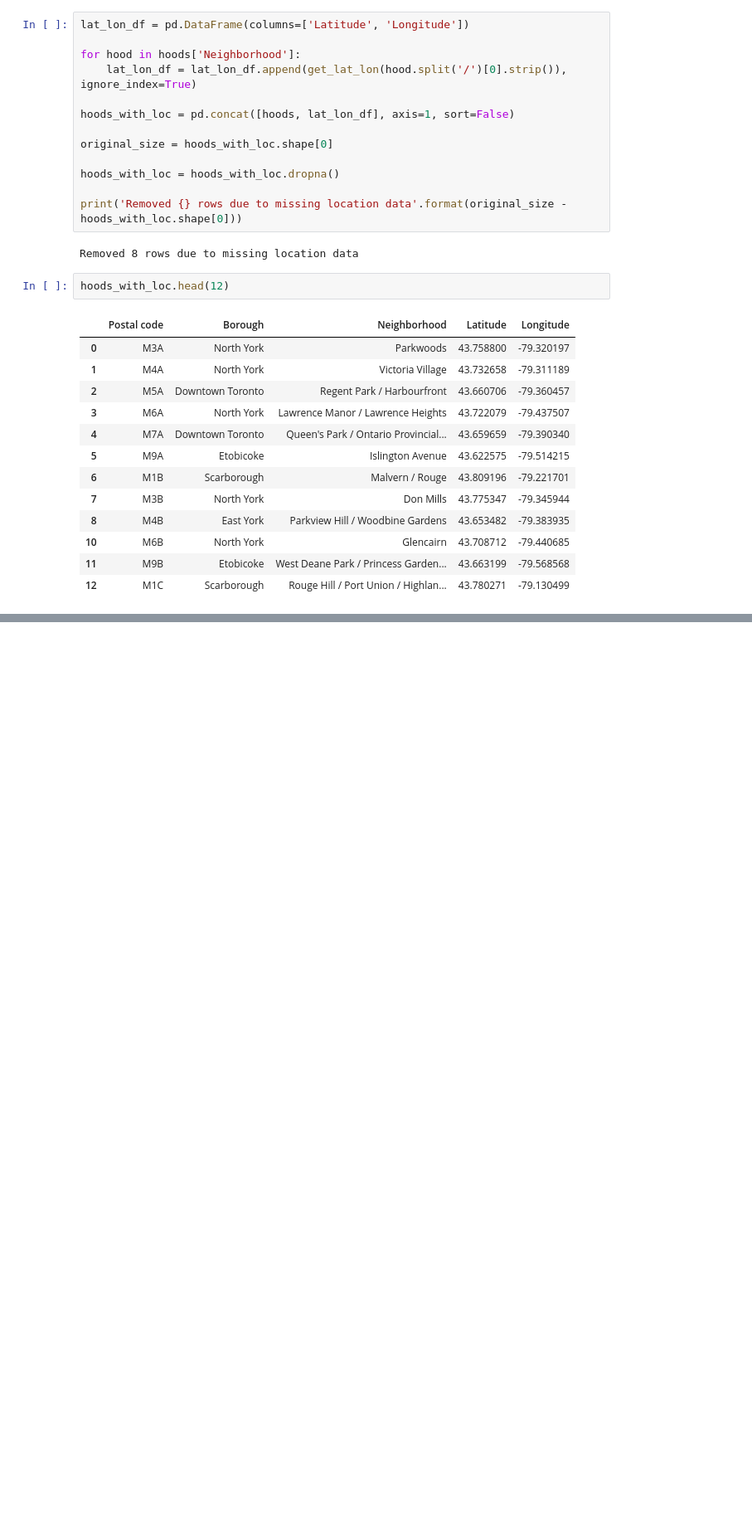
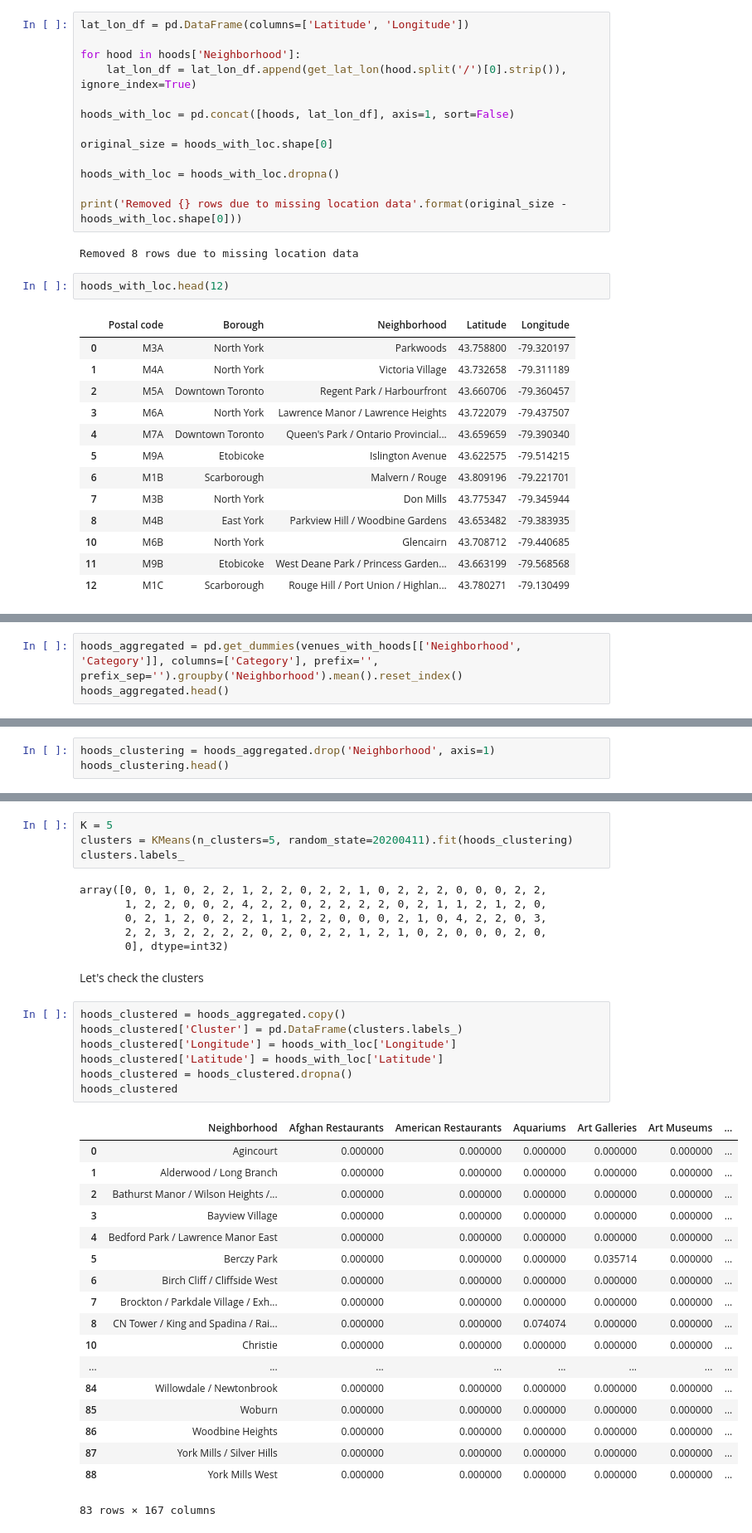
Before and after one commit to dudasaron/Coursera_Capstone, a Jupyter notebook: Toronto Neighborhoods.ipynb, the cells around one changed output, grey strips where cells are left out. Shown at 83% size. Cells and saved outputs as stored; diff of their text form; blank space fills up the shorter version.

```diff
--- a/Toronto Neighborhoods.ipynb
+++ b/Toronto Neighborhoods.ipynb
@@ -104,0 +328,3 @@ hoods_with_loc.head(12)
+# %%
+hoods_aggregated = pd.get_dummies(venues_with_hoods[['Neighborhood', 'Category']], columns=['Category'], prefix='', prefix_sep='').groupby('Neighborhood').mean().reset_index()
+hoods_aggregated.head()
@@ -104,0 +343,3 @@ hoods_with_loc.head(12)
+# %%
+hoods_clustering = hoods_aggregated.drop('Neighborhood', axis=1)
+hoods_clustering.head()
@@ -104,0 +354,38 @@ hoods_with_loc.head(12)
+# %%
+K = 5
+clusters = KMeans(n_clusters=5, random_state=20200411).fit(hoods_clustering)
+clusters.labels_
+# %% [output]
+array([0, 0, 1, 0, 2, 2, 1, 2, 2, 0, 2, 2, 1, 0, 2, 2, 2, 0, 0, 0, 2, 2,
+       1, 2, 2, 0, 0, 2, 4, 2, 2, 0, 2, 2, 2, 2, 0, 2, 1, 1, 2, 1, 2, 0,
+       0, 2, 1, 2, 0, 2, 2, 1, 1, 2, 2, 0, 0, 0, 2, 1, 0, 4, 2, 2, 0, 3,
+       2, 2, 3, 2, 2, 2, 2, 0, 2, 0, 2, 2, 1, 2, 1, 0, 2, 0, 0, 0, 2, 0,
+       0], dtype=int32)
+# %% [markdown]
+Let's check the clusters
+# %%
+hoods_clustered = hoods_aggregated.copy()
+hoods_clustered['Cluster'] = pd.DataFrame(clusters.labels_)
+hoods_clustered['Longitude'] = hoods_with_loc['Longitude']
+hoods_clustered['Latitude'] = hoods_with_loc['Latitude']
+hoods_clustered = hoods_clustered.dropna()
+hoods_clustered
+# %% [output]
+|  | Neighborhood | Afghan Restaurants | American Restaurants | Aquariums | Art Galleries | Art Museums | ... |
+| 0 | Agincourt | 0.000000 | 0.000000 | 0.000000 | 0.000000 | 0.000000 | ... |
+| 1 | Alderwood / Long Branch | 0.000000 | 0.000000 | 0.000000 | 0.000000 | 0.000000 | ... |
+| 2 | Bathurst Manor / Wilson Heights /... | 0.000000 | 0.000000 | 0.000000 | 0.000000 | 0.000000 | ... |
+| 3 | Bayview Village | 0.000000 | 0.000000 | 0.000000 | 0.000000 | 0.000000 | ... |
+| 4 | Bedford Park / Lawrence Manor East | 0.000000 | 0.000000 | 0.000000 | 0.000000 | 0.000000 | ... |
+| 5 | Berczy Park | 0.000000 | 0.000000 | 0.000000 | 0.035714 | 0.000000 | ... |
+| 6 | Birch Cliff / Cliffside West | 0.000000 | 0.000000 | 0.000000 | 0.000000 | 0.000000 | ... |
+| 7 | Brockton / Parkdale Village / Exh... | 0.000000 | 0.000000 | 0.000000 | 0.000000 | 0.000000 | ... |
+| 8 | CN Tower / King and Spadina / Rai... | 0.000000 | 0.000000 | 0.074074 | 0.000000 | 0.000000 | ... |
+| 10 | Christie | 0.000000 | 0.000000 | 0.000000 | 0.000000 | 0.000000 | ... |
+| ... | ... | ... | ... | ... | ... | ... | ... |
+| 84 | Willowdale / Newtonbrook | 0.000000 | 0.000000 | 0.000000 | 0.000000 | 0.000000 | ... |
+| 85 | Woburn | 0.000000 | 0.000000 | 0.000000 | 0.000000 | 0.000000 | ... |
+| 86 | Woodbine Heights | 0.000000 | 0.000000 | 0.000000 | 0.000000 | 0.000000 | ... |
+| 87 | York Mills / Silver Hills | 0.000000 | 0.000000 | 0.000000 | 0.000000 | 0.000000 | ... |
+| 88 | York Mills West | 0.000000 | 0.000000 | 0.000000 | 0.000000 | 0.000000 | ... |
+83 rows × 167 columns
```
Also changed, not shown: parts of 35 cells of this notebook.
